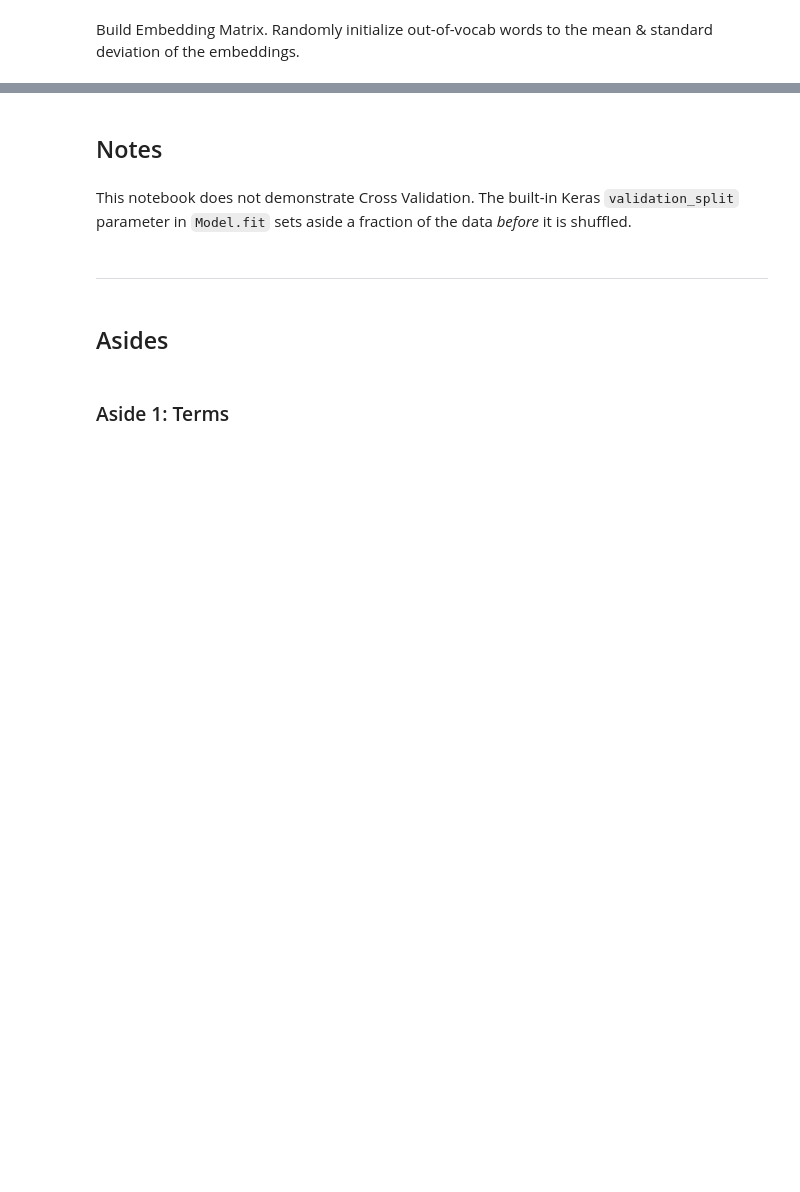
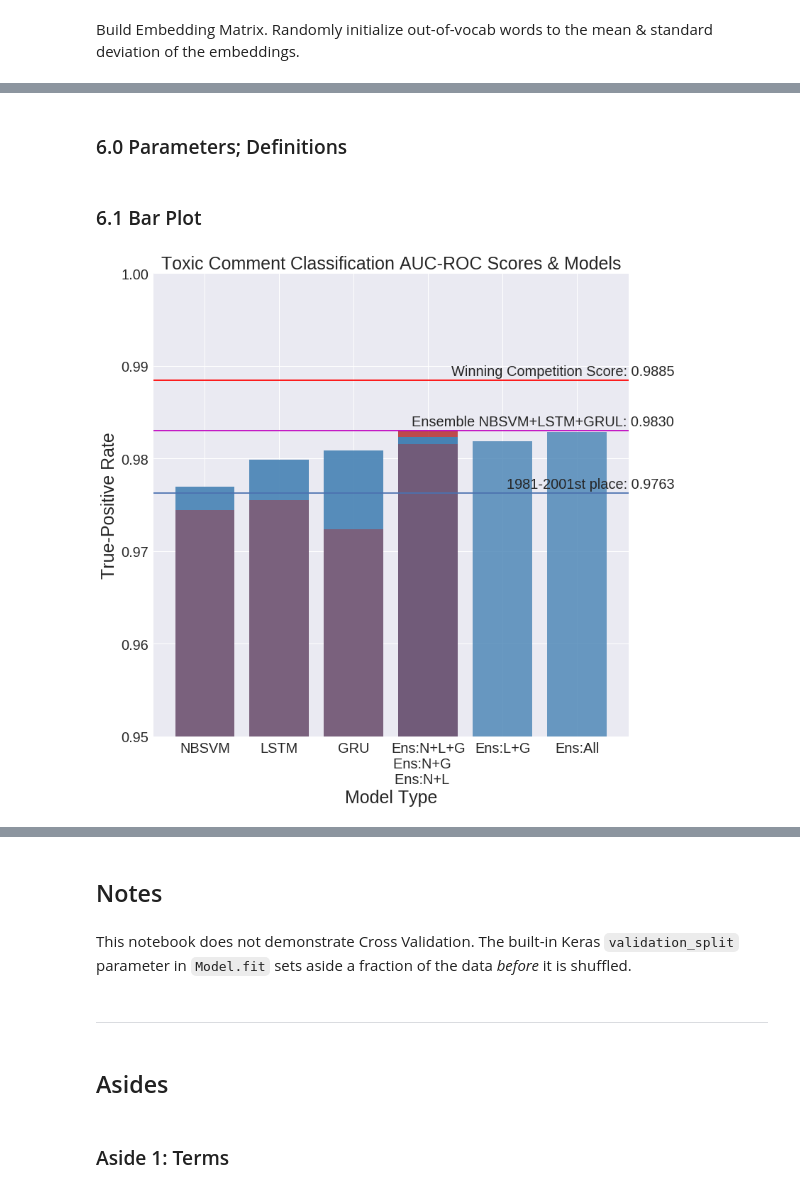
Before and after one commit to WNoxchi/deeplearningstudy, a Jupyter notebook: ToxicComment/Toxic Comment Classifier - Keras-TF.ipynb, the cells around one changed output, grey strips where cells are left out. Saved outputs shown, nothing was run; the diff lists cells and outputs as text; code cells hidden in the pictures; blank space fills up the shorter version.

Commit message:
finished toxic comment classifier

```diff
--- a/ToxicComment/Toxic Comment Classifier - Keras-TF.ipynb
+++ b/ToxicComment/Toxic Comment Classifier - Keras-TF.ipynb
@@ -145,0 +567,2 @@ model.compile(optimizer="adam", loss='binary_crossentropy', metrics=['accuracy']
+# %% [markdown]
+### 6.0 Parameters; Definitions
@@ -145,0 +584,33 @@ model.compile(optimizer="adam", loss='binary_crossentropy', metrics=['accuracy']
+# %%
+def bar_visual():
+    plt.style.use('seaborn')
+    colors = ['steelblue', 'firebrick', 'goldenrod', 'turquoise']
+    fg, ax = plt.subplots(figsize=(12,12))
+    ax.set_title('Toxic Comment Classification AUC-ROC Scores & Models', size=25)
+    ax.set_ylim(0.95, 1.0)
+
+    plt.bar([0],[score_nbsvm], color=[colors[0]], alpha=0.9)
+    plt.bar([0],[score_nbsvm_keras], color=[colors[1]], alpha=0.4)
+    plt.bar([1],[score_lstm_fasttext], color=[colors[0]], alpha=0.9)
+    plt.bar([1],[score_lstm_glove], color=[colors[1]], alpha=0.4)
+    plt.bar([2],[score_gru_fasttext], color=[colors[0]], alpha=0.9)
+    plt.bar([2],[score_gru_glove], color=[colors[1]], alpha=0.4)
+    plt.bar([3],[score_ensemble_nbsvm_lstm_gru], color=[colors[1]], alpha=0.8)
+    plt.bar([3],[score_ensemble_nbsvm_gru], color=[colors[0]], alpha=1)
+    plt.bar([3],[score_ensemble_nbsvm_lstm], color=[colors[1]], alpha=0.4)
+    plt.bar([4],[score_ensemble_lstm_gru], color=[colors[0]], alpha=0.8)
+    plt.bar([5],[score_ensemble_all], color=[colors[0]], alpha=0.8)
+
+    ax.axhline(y=0.9885, color='r')
+    ax.axhline(y=0.9830, color='m')
+    ax.axhline(y=0.9763)
+
+    plt.annotate('Ensemble NBSVM+LSTM+GRUL: 0.9830',xy=[3,score_ensemble_nbsvm_lstm_gru], xytext=(2.78,score_ensemble_nbsvm_lstm_gru+0.0005), size=20)
+    plt.annotate('Winning Competition Score: 0.9885',xy=[3, 0.9885], xytext=(3.31,0.9885+0.0005), size=20)
+    plt.annotate('1981-2001st place: 0.9763',xy=[3,0.9763], xytext=(4.05,0.9763+0.0005), size=20)
+
+    plt.xticks(np.arange(6), ['NBSVM', 'LSTM', 'GRU', 'Ens:N+L+G\nEns:N+G   \nEns:N+L   ', 'Ens:L+G', 'Ens:All'], size=20)
+    plt.xlabel('Model Type', size=25)
+    plt.ylabel('True-Positive Rate', size=25)
+    plt.yticks(size=20)
+    plt.show()
@@ -145,0 +654,6 @@ model.compile(optimizer="adam", loss='binary_crossentropy', metrics=['accuracy']
+# %% [markdown]
+### 6.1 Bar Plot
+# %%
+bar_visual()
+# %% [output]
+[figure, added]
```
Also changed, not shown: parts of 133 cells of this notebook, 3 other files.
